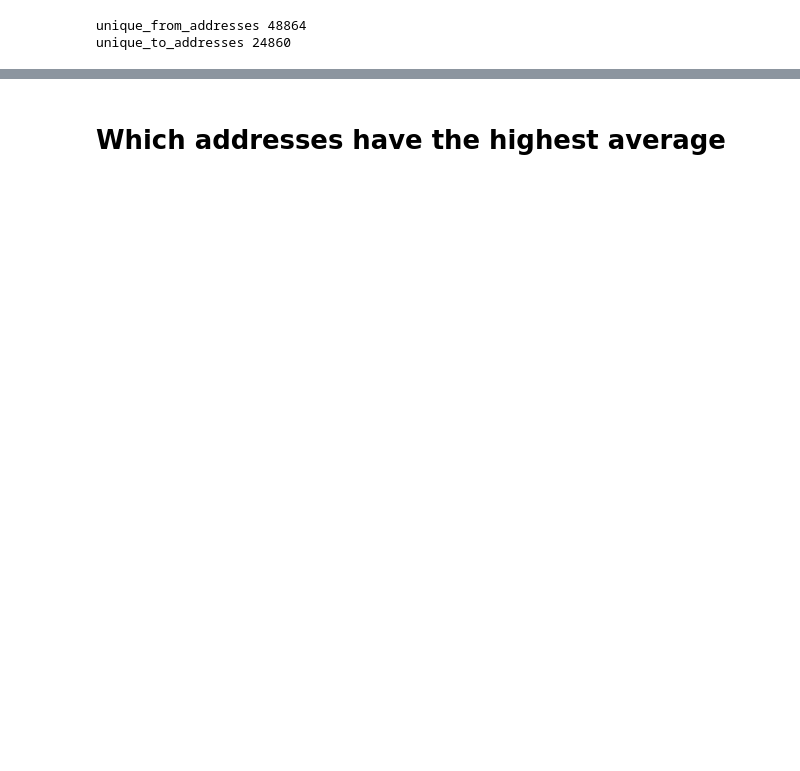
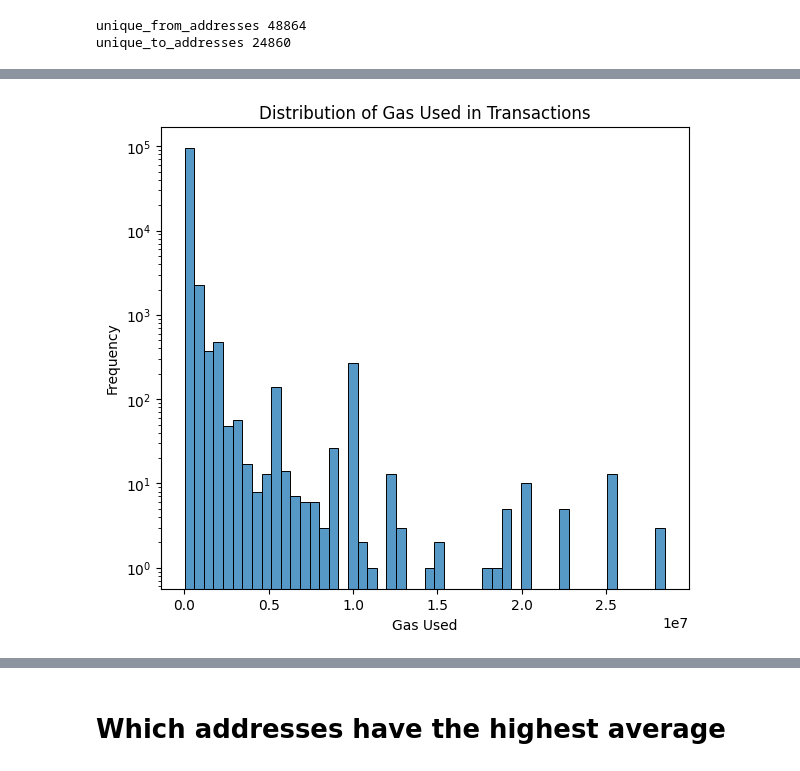
Before and after one commit to Panoskontos/EthereumTransactionsML, a Jupyter notebook: main.ipynb, the cells around one changed output, grey strips where cells are left out. Saved outputs shown, nothing was run; the diff lists cells and outputs as text; code cells hidden in the pictures; blank space fills up the shorter version.

```diff
--- a/main.ipynb
+++ b/main.ipynb
@@ -215,0 +293,12 @@ Name: to_address, dtype: int64
+# %%
+# Distribution of Gas Used
+plt.figure(figsize=(15, 6))
+
+plt.subplot(1, 2, 1)
+sns.histplot(df['gas'], bins=50, kde=False)
+plt.title('Distribution of Gas Used in Transactions')
+plt.xlabel('Gas Used')
+plt.ylabel('Frequency')
+plt.yscale('log')  # Log scale due to wide range of values
+# %% [output]
+[figure, added]
```
Also changed, not shown: parts of 31 cells of this notebook.
